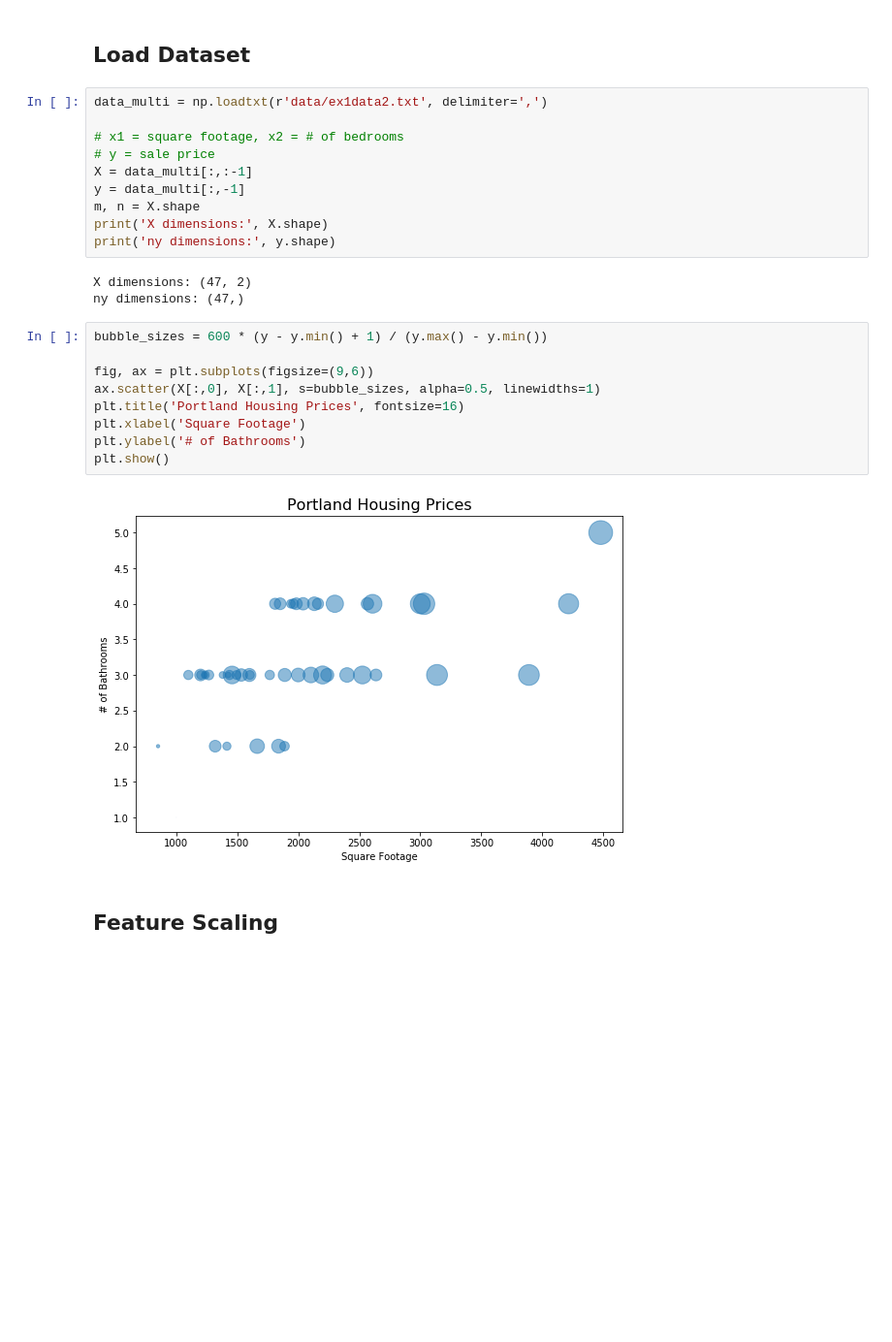
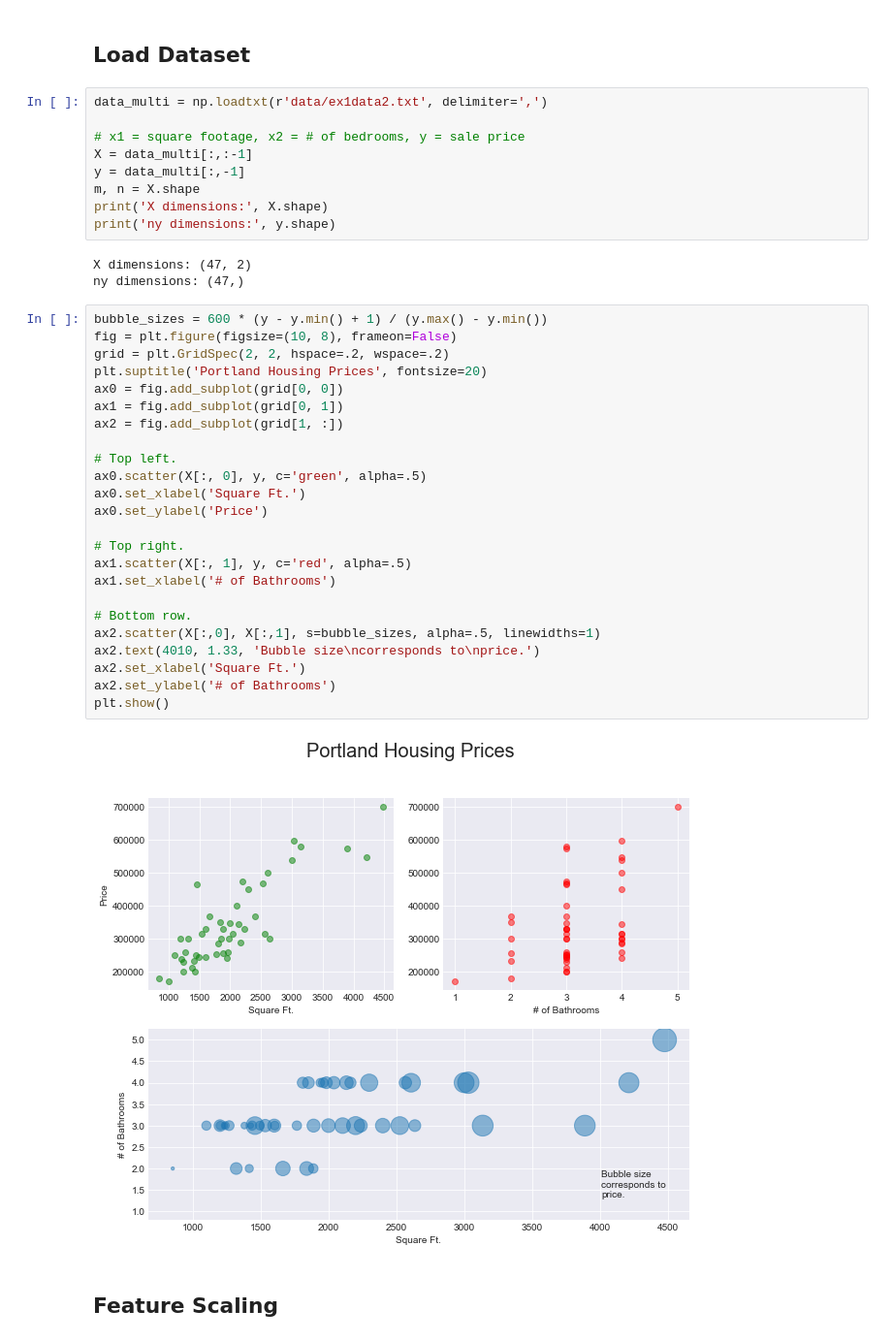
Before and after one commit to hdmamin/knn, a Jupyter notebook: multivariate_linear_regression/multivariate_linear_regression.ipynb, the cells around one changed output. Shown at 97% size. Saved outputs shown, nothing was run; the diff lists cells and outputs as text; blank space fills up the shorter version.

```diff
--- a/multivariate_linear_regression/multivariate_linear_regression.ipynb
+++ b/multivariate_linear_regression/multivariate_linear_regression.ipynb
@@ -62,8 +63,7 @@ def normal_equation(X, y):
 # %%
 data_multi = np.loadtxt(r'data/ex1data2.txt', delimiter=',')
 
-# x1 = square footage, x2 = # of bedrooms
-# y = sale price
+# x1 = square footage, x2 = # of bedrooms, y = sale price
 X = data_multi[:,:-1]
 y = data_multi[:,-1]
 m, n = X.shape
@@ -72,17 +72,32 @@ print('ny dimensions:', y.shape)
 # %% [output]
 X dimensions: (47, 2)
 ny dimensions: (47,)
-# %%
-bubble_sizes = 600 * (y - y.min() + 1) / (y.max() - y.min())
-
-fig, ax = plt.subplots(figsize=(9,6))
-ax.scatter(X[:,0], X[:,1], s=bubble_sizes, alpha=0.5, linewidths=1)
-plt.title('Portland Housing Prices', fontsize=16)
-plt.xlabel('Square Footage')
-plt.ylabel('# of Bathrooms')
-plt.show()
-# %% [output]
-[figure, removed]
+# %%
+bubble_sizes = 600 * (y - y.min() + 1) / (y.max() - y.min())
+fig = plt.figure(figsize=(10, 8), frameon=False)
+grid = plt.GridSpec(2, 2, hspace=.2, wspace=.2)
+plt.suptitle('Portland Housing Prices', fontsize=20)
+ax0 = fig.add_subplot(grid[0, 0])
+ax1 = fig.add_subplot(grid[0, 1])
+ax2 = fig.add_subplot(grid[1, :])
+
+# Top left.
+ax0.scatter(X[:, 0], y, c='green', alpha=.5)
+ax0.set_xlabel('Square Ft.')
+ax0.set_ylabel('Price')
+
+# Top right.
+ax1.scatter(X[:, 1], y, c='red', alpha=.5)
+ax1.set_xlabel('# of Bathrooms')
+
+# Bottom row.
+ax2.scatter(X[:,0], X[:,1], s=bubble_sizes, alpha=.5, linewidths=1)
+ax2.text(4010, 1.33, 'Bubble size\ncorresponds to\nprice.')
+ax2.set_xlabel('Square Ft.')
+ax2.set_ylabel('# of Bathrooms')
+plt.show()
+# %% [output]
+[figure, added]
 # %% [markdown]
 ## Feature Scaling
 # %%
```
Also changed, not shown: parts of 12 cells of this notebook.
